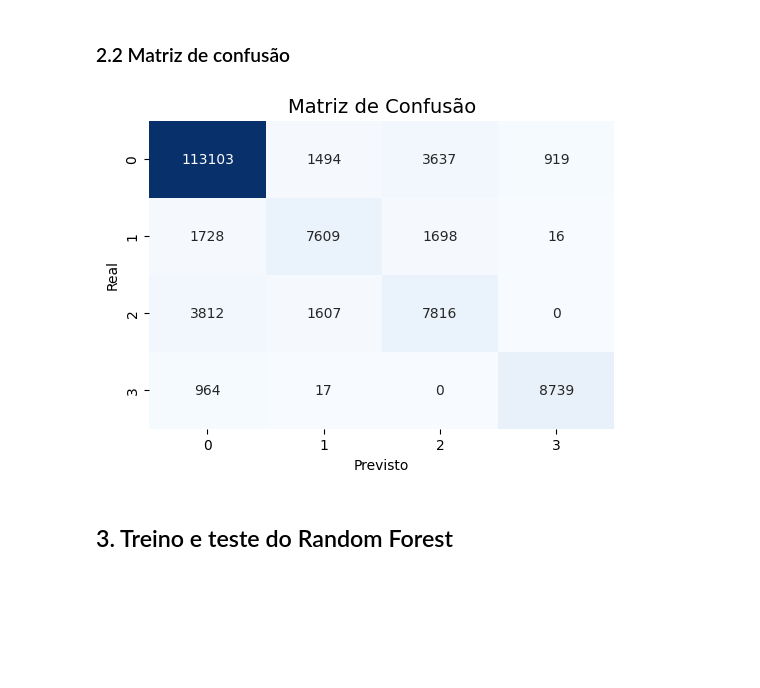
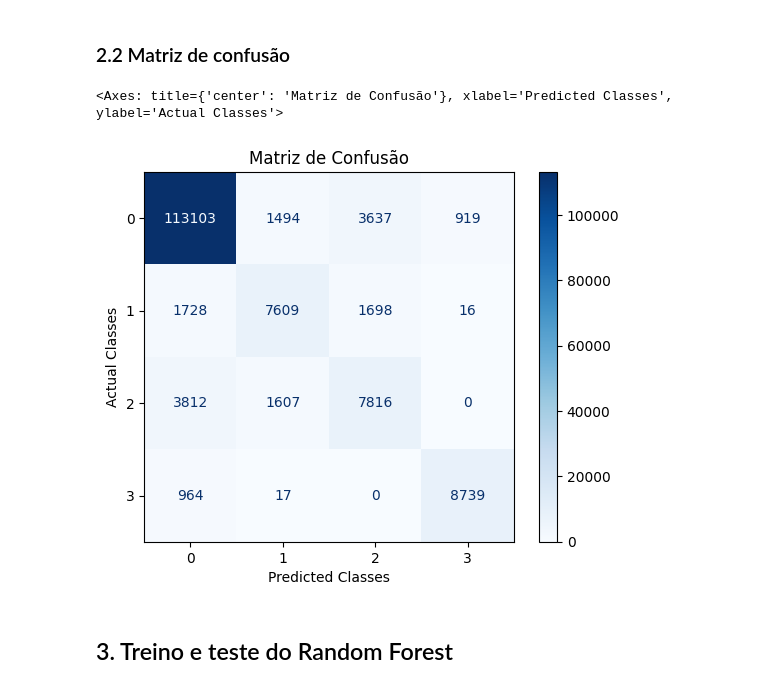
Before and after one commit to jtlimo/ccm-102, a Jupyter notebook: main.ipynb, the cells around one changed output. Saved outputs shown, nothing was run; the diff lists cells and outputs as text; code cells hidden in the pictures; blank space fills up the shorter version.

Commit message:
feat: add graphic plot

```diff
--- a/main.ipynb
+++ b/main.ipynb
@@ -125,0 +194,5 @@ Error: 0.1038
+# %%
+cm = ConfusionMatrix(actual_vector=y_test,predict_vector=y_pred)
+
+weighted_metrics_knn = get_weighted_metrics(cm)
+print_weighted_metrics(weighted_metrics_knn)
@@ -126,15 +209,10 @@ Error: 0.1038
 # %% [markdown]
 ### 2.2 Matriz de confusão
-# %%
-plt.figure(figsize=(6, 4))
-sns.heatmap(cm, annot=True, fmt="d", cmap="Blues", cbar=False)
-
-plt.title("Matriz de Confusão", fontsize=14)
-plt.xlabel("Previsto")
-plt.ylabel("Real")
-plt.show()
-# %% [output]
-[figure, removed]
+# %%
+cm.plot(number_label=True, title="Matriz de Confusão", cmap=plt.cm.Blues) # type: ignore
+# %% [output]
+<Axes: title={'center': 'Matriz de Confusão'}, xlabel='Predicted Classes', ylabel='Actual Classes'>
+[figure, added]
 # %% [markdown]
 ## 3. Treino e teste do Random Forest
 # %%
```
Also changed, not shown: parts of 15 cells of this notebook.
